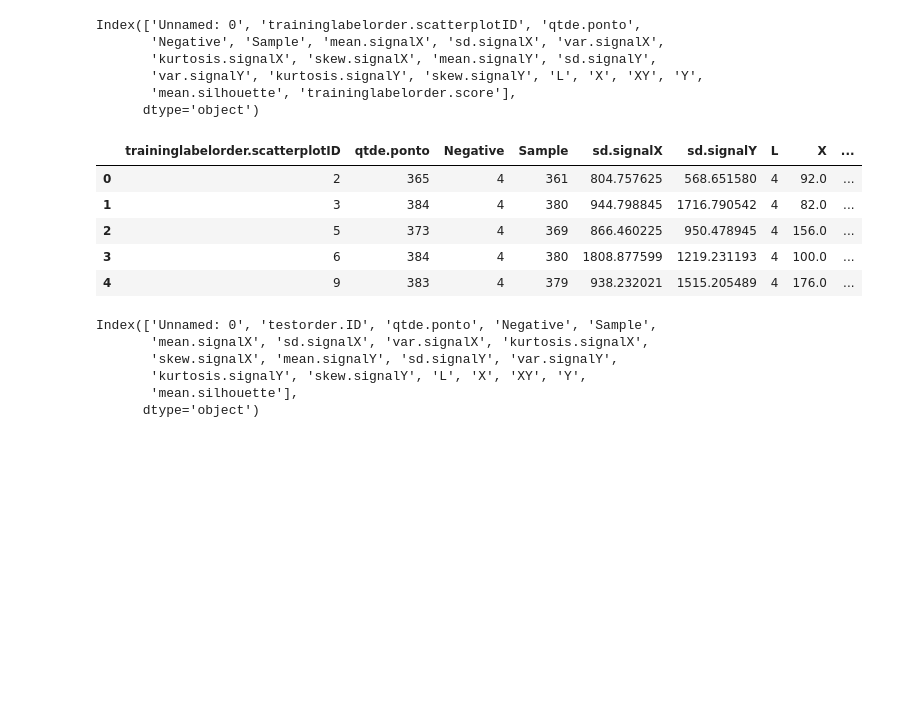
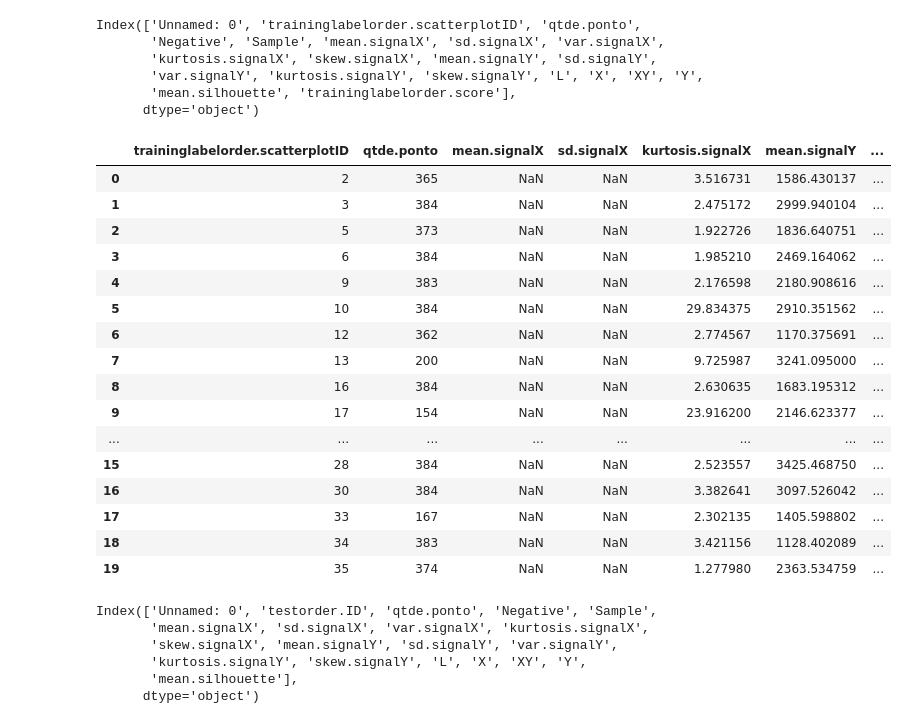
Before and after one commit to polivio/PEE, a Jupyter notebook: KNN_KDD_BR.ipynb, the cells around one changed output. Saved outputs shown, nothing was run; the diff lists cells and outputs as text; code cells hidden in the pictures; blank space fills up the shorter version.

```diff
--- a/KNN_KDD_BR.ipynb
+++ b/KNN_KDD_BR.ipynb
@@ -38,17 +34,34 @@ Index(['Unnamed: 0', 'traininglabelorder.scatterplotID', 'qtde.ponto',
        'mean.silhouette', 'traininglabelorder.score'],
       dtype='object')
 # %%
+
 train = train.loc[:,['traininglabelorder.scatterplotID', 'qtde.ponto',
-       'Negative', 'Sample', 'sd.signalX', 'sd.signalY',
-       'L', 'X', 'XY', 'Y','mean.silhouette','traininglabelorder.score']]
-train.head()
+       'mean.signalX', 'sd.signalX', 'kurtosis.signalX',
+      'mean.signalY', 'sd.signalY',
+       'kurtosis.signalY', 'L', 'X', 'XY', 'Y',
+       'mean.silhouette']]
+
+
+
+train.head(20)
 # %% [output]
-|  | traininglabelorder.scatterplotID | qtde.ponto | Negative | Sample | sd.signalX | sd.signalY | L | X | ... |
-| 0 | 2 | 365 | 4 | 361 | 804.757625 | 568.651580 | 4 | 92.0 | ... |
-| 1 | 3 | 384 | 4 | 380 | 944.798845 | 1716.790542 | 4 | 82.0 | ... |
-| 2 | 5 | 373 | 4 | 369 | 866.460225 | 950.478945 | 4 | 156.0 | ... |
-| 3 | 6 | 384 | 4 | 380 | 1808.877599 | 1219.231193 | 4 | 100.0 | ... |
-| 4 | 9 | 383 | 4 | 379 | 938.232021 | 1515.205489 | 4 | 176.0 | ... |
+|  | traininglabelorder.scatterplotID | qtde.ponto | mean.signalX | sd.signalX | kurtosis.signalX | mean.signalY | ... |
+| 0 | 2 | 365 | NaN | NaN | 3.516731 | 1586.430137 | ... |
+| 1 | 3 | 384 | NaN | NaN | 2.475172 | 2999.940104 | ... |
+| 2 | 5 | 373 | NaN | NaN | 1.922726 | 1836.640751 | ... |
+| 3 | 6 | 384 | NaN | NaN | 1.985210 | 2469.164062 | ... |
+| 4 | 9 | 383 | NaN | NaN | 2.176598 | 2180.908616 | ... |
+| 5 | 10 | 384 | NaN | NaN | 29.834375 | 2910.351562 | ... |
+| 6 | 12 | 362 | NaN | NaN | 2.774567 | 1170.375691 | ... |
+| 7 | 13 | 200 | NaN | NaN | 9.725987 | 3241.095000 | ... |
+| 8 | 16 | 384 | NaN | NaN | 2.630635 | 1683.195312 | ... |
+| 9 | 17 | 154 | NaN | NaN | 23.916200 | 2146.623377 | ... |
+| ... | ... | ... | ... | ... | ... | ... | ... |
+| 15 | 28 | 384 | NaN | NaN | 2.523557 | 3425.468750 | ... |
+| 16 | 30 | 384 | NaN | NaN | 3.382641 | 3097.526042 | ... |
+| 17 | 33 | 167 | NaN | NaN | 2.302135 | 1405.598802 | ... |
+| 18 | 34 | 383 | NaN | NaN | 3.421156 | 1128.402089 | ... |
+| 19 | 35 | 374 | NaN | NaN | 1.277980 | 2363.534759 | ... |
 # %%
 test.columns
 # %% [output]
```
Also changed, not shown: parts of 4 cells of this notebook.
